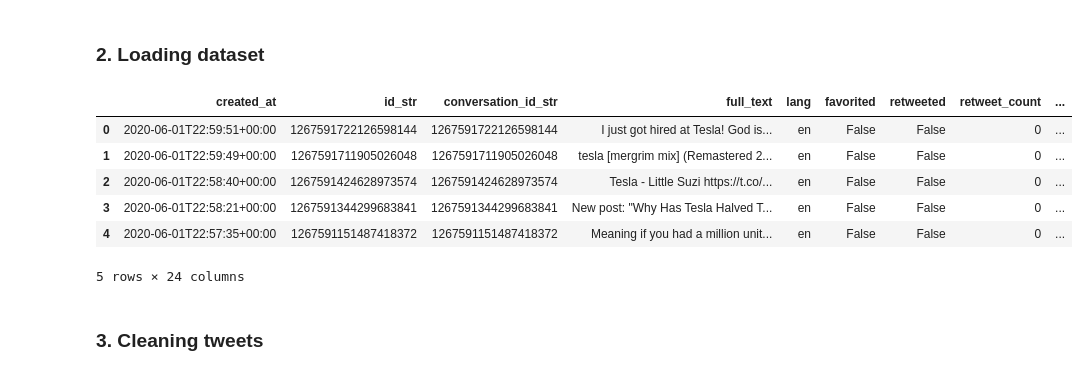
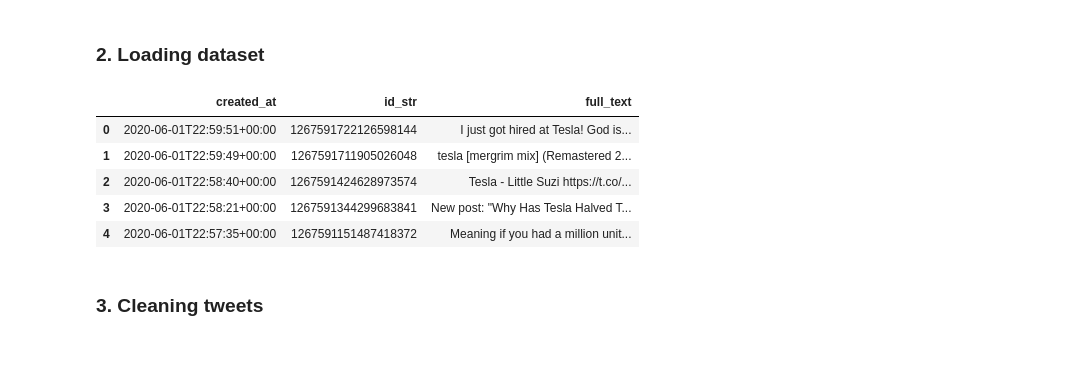
Before and after one commit to FabianJuarez182/Prediction-Company-Stock, a Jupyter notebook: tweet_processing.ipynb, the cells around one changed output. Saved outputs shown, nothing was run; the diff lists cells and outputs as text; code cells hidden in the pictures.

```diff
--- a/tweet_processing.ipynb
+++ b/tweet_processing.ipynb
@@ -36,15 +36,15 @@ import seaborn as sns
 # %%
 # tweets about TSLA from 1/1/2018 to 1/12/2020
 tweets_df = pd.read_csv('./tesla_2018_to_2020.csv').drop(['Unnamed: 0'], axis=1)
+tweets_df = tweets_df[['created_at', 'id_str', 'full_text']]
 tweets_df.head()
 # %% [output]
-|  | created_at | id_str | conversation_id_str | full_text | lang | favorited | retweeted | retweet_count | ... |
-| 0 | 2020-06-01T22:59:51+00:00 | 1267591722126598144 | 1267591722126598144 | I just got hired at Tesla! God is... | en | False | False | 0 | ... |
-| 1 | 2020-06-01T22:59:49+00:00 | 1267591711905026048 | 1267591711905026048 | tesla [mergrim mix] (Remastered 2... | en | False | False | 0 | ... |
-| 2 | 2020-06-01T22:58:40+00:00 | 1267591424628973574 | 1267591424628973574 | Tesla - Little Suzi https://t.co/... | en | False | False | 0 | ... |
-| 3 | 2020-06-01T22:58:21+00:00 | 1267591344299683841 | 1267591344299683841 | New post: "Why Has Tesla Halved T... | en | False | False | 0 | ... |
-| 4 | 2020-06-01T22:57:35+00:00 | 1267591151487418372 | 1267591151487418372 | Meaning if you had a million unit... | en | False | False | 0 | ... |
+|  | created_at | id_str | full_text |
+| 0 | 2020-06-01T22:59:51+00:00 | 1267591722126598144 | I just got hired at Tesla! God is... |
+| 1 | 2020-06-01T22:59:49+00:00 | 1267591711905026048 | tesla [mergrim mix] (Remastered 2... |
+| 2 | 2020-06-01T22:58:40+00:00 | 1267591424628973574 | Tesla - Little Suzi https://t.co/... |
+| 3 | 2020-06-01T22:58:21+00:00 | 1267591344299683841 | New post: "Why Has Tesla Halved T... |
+| 4 | 2020-06-01T22:57:35+00:00 | 1267591151487418372 | Meaning if you had a million unit... |
-5 rows × 24 columns
 # %%
 # converting date column into datetime type
 tweets_df['created_at'] = pd.to_datetime(tweets_df['created_at']).dt.date
```
Also changed, not shown: parts of 17 cells of this notebook, 1 other file.
